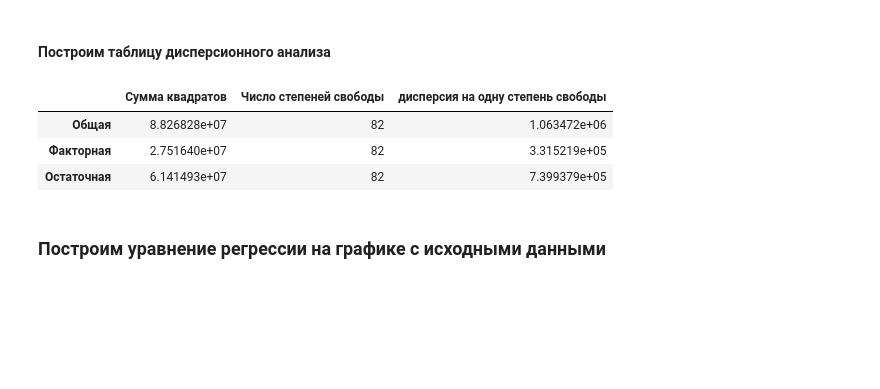
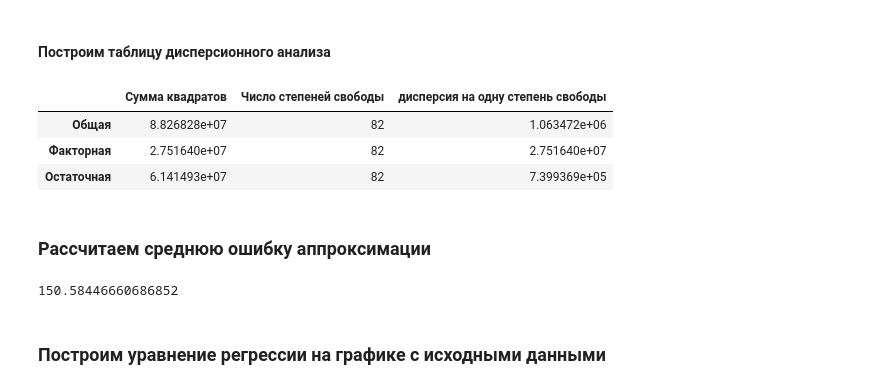
Before and after one commit to AleksandrShadrin/-, a Jupyter notebook: Работа 1/regression_analys.ipynb, the cells around one changed output. Cells and saved outputs as stored; diff of their text form; code cells hidden in the pictures; blank space fills up the shorter version.

```diff
--- a/Работа 1/regression_analys.ipynb
+++ b/Работа 1/regression_analys.ipynb
@@ -225,27 +225,34 @@ sigma_yp = 951.87
 # %%
 dt = pd.DataFrame(columns=['Сумма квадратов', 'Число степеней свободы', 'дисперсия на одну степень свободы'])
 
 dt.loc['Общая'] = {
     'Сумма квадратов':(df[feature_2] - df[feature_2].mean()).pow(2).sum(),
     'Число степеней свободы':df[feature_1].count() - 1,
     'дисперсия на одну степень свободы':(df[feature_2] - df[feature_2].mean()).pow(2).sum() /  df[feature_1].count() - 1}
 
 dt.loc['Факторная'] = {
     'Сумма квадратов':(df[feature_2].mean() - y(df[feature_1])).pow(2).sum(),
     'Число степеней свободы':df[feature_1].count() - 1,
-    'дисперсия на одну степень свободы':(df[feature_2].mean() - y(df[feature_1])).pow(2).sum() /  df[feature_1].count() - 1}
+    'дисперсия на одну степень свободы':(df[feature_2].mean() - y(df[feature_1])).pow(2).sum()}
 
 dt.loc['Остаточная'] = {
     'Сумма квадратов':(df[feature_2] - y(df[feature_1])).pow(2).sum(),
     'Число степеней свободы':df[feature_1].count() - 1,
-    'дисперсия на одну степень свободы':(df[feature_2] - y(df[feature_1])).pow(2).sum() /  df[feature_1].count() - 1}
+    'дисперсия на одну степень свободы':(df[feature_2] - y(df[feature_1])).pow(2).sum() /  df[feature_1].count() -2}
 
 dt
 # %% [output]
 |  | Сумма квадратов | Число степеней свободы | дисперсия на одну степень свободы |
 | Общая | 8.826828e+07 | 82 | 1.063472e+06 |
-| Факторная | 2.751640e+07 | 82 | 3.315219e+05 |
-| Остаточная | 6.141493e+07 | 82 | 7.399379e+05 |
+| Факторная | 2.751640e+07 | 82 | 2.751640e+07 |
+| Остаточная | 6.141493e+07 | 82 | 7.399369e+05 |
+# %% [markdown]
+### Рассчитаем среднюю ошибку аппроксимации
+# %%
+a_mean = ((df[feature_2] - y(df[feature_1])) / df[feature_2]).abs().mean() * 100
+a_mean
+# %% [output]
+150.58446660686852
 # %% [markdown]
 ### Построим уравнение регрессии на графике с исходными данными
 # %%
```
Also changed, not shown: 3 other files.
